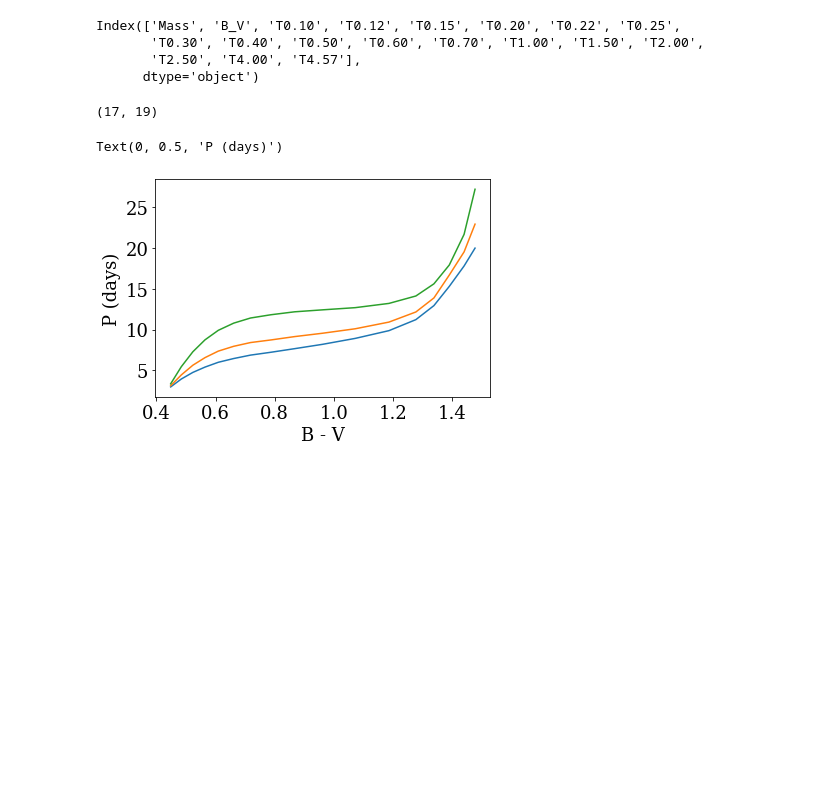
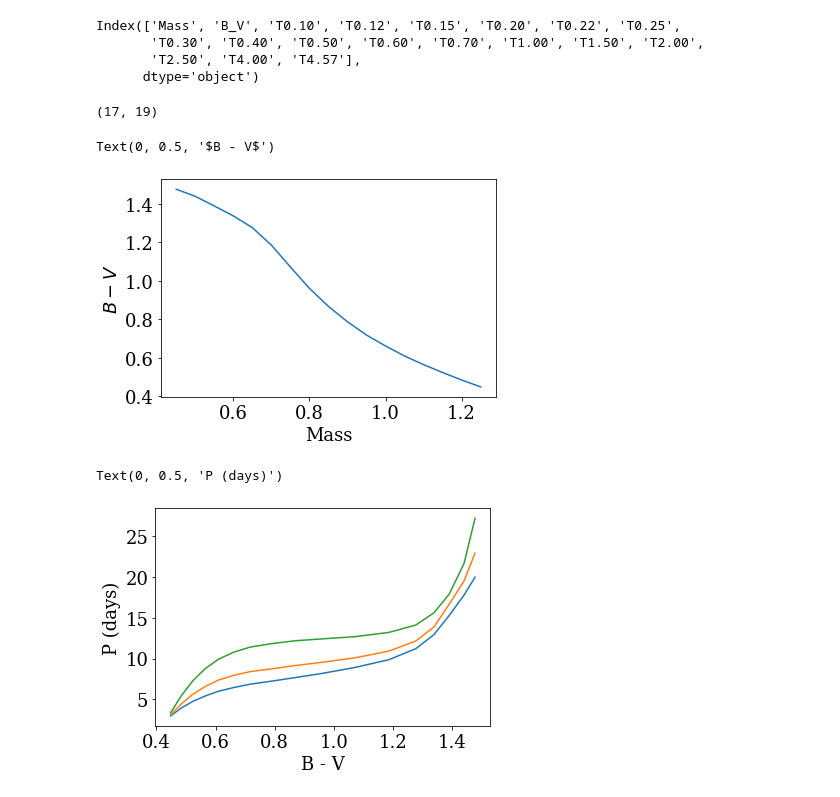
Before and after one commit to jradavenport/stall-down, a Jupyter notebook: code/SL20.ipynb, the cells around one changed output. Drawn from its saved outputs; the diff is of its cells as text; code cells hidden in the pictures; blank space fills up the shorter version.

```diff
--- a/code/SL20.ipynb
+++ b/code/SL20.ipynb
@@ -25,6 +25,13 @@ Index(['Mass', 'B_V', 'T0.10', 'T0.12', 'T0.15', 'T0.20', 'T0.22', 'T0.25',
 df.shape
 # %% [output]
 (17, 19)
+# %%
+plt.plot(df['Mass'], df['B_V'])
+plt.xlabel('Mass')
+plt.ylabel('$B - V$')
+# %% [output]
+Text(0, 0.5, '$B - V$')
+[figure, added]
 # %%
 plt.plot(df['B_V'], df['T0.40'])
 plt.plot(df['B_V'], df['T0.60'])
```
Also changed, not shown: parts of 11 cells of this notebook, 1 other file.
